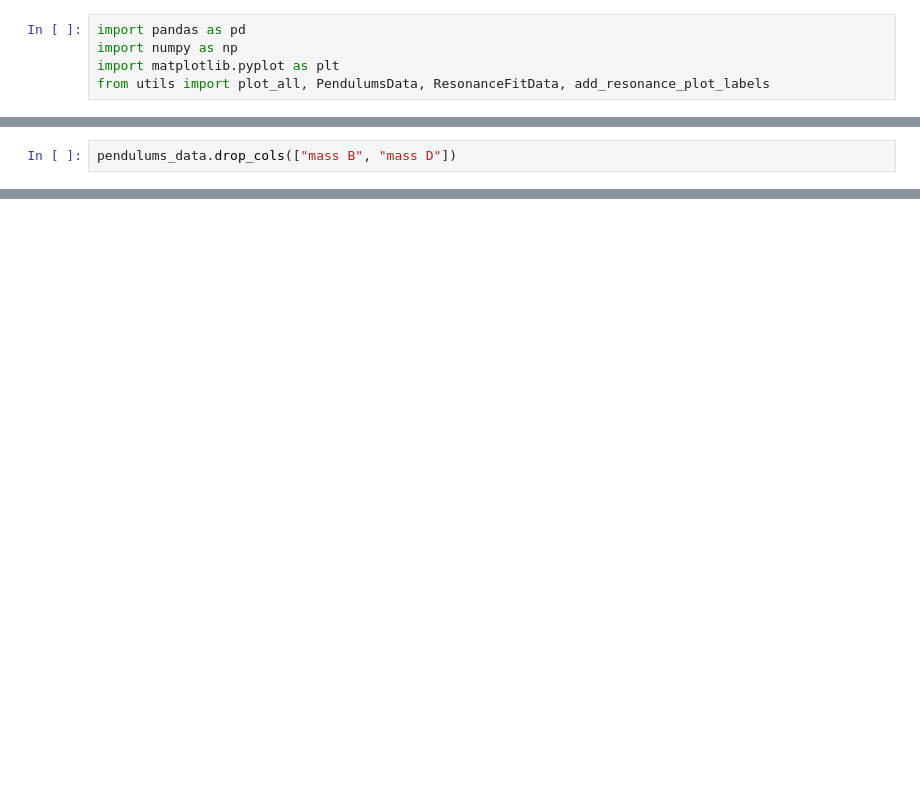
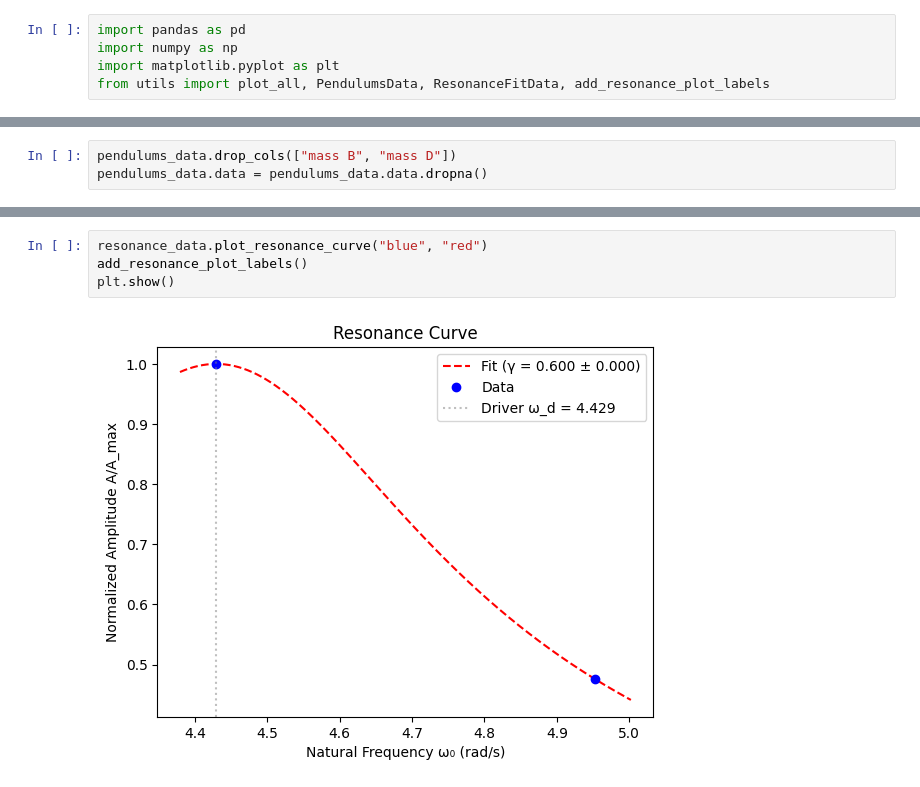
Before and after one commit to kij1n/physics-data-analysis, a Jupyter notebook: sessions/session2.ipynb, the cells around one changed output, grey strips where cells are left out. Saved outputs shown, nothing was run; the diff lists cells and outputs as text; blank space fills up the shorter version.

```diff
--- a/sessions/session2.ipynb
+++ b/sessions/session2.ipynb
@@ -19,3 +23,4 @@ plt.show()
 # %%
 pendulums_data.drop_cols(["mass B", "mass D"])
+pendulums_data.data = pendulums_data.data.dropna()
 # %%
@@ -29,0 +36,6 @@ print(f"Gamma: {gamma:.4f} ± {gamma_err:.4f}")
+# %%
+resonance_data.plot_resonance_curve("blue", "red")
+add_resonance_plot_labels()
+plt.show()
+# %% [output]
+[figure, added]
```
Also changed, not shown: parts of 4 cells of this notebook, 6 other files.
